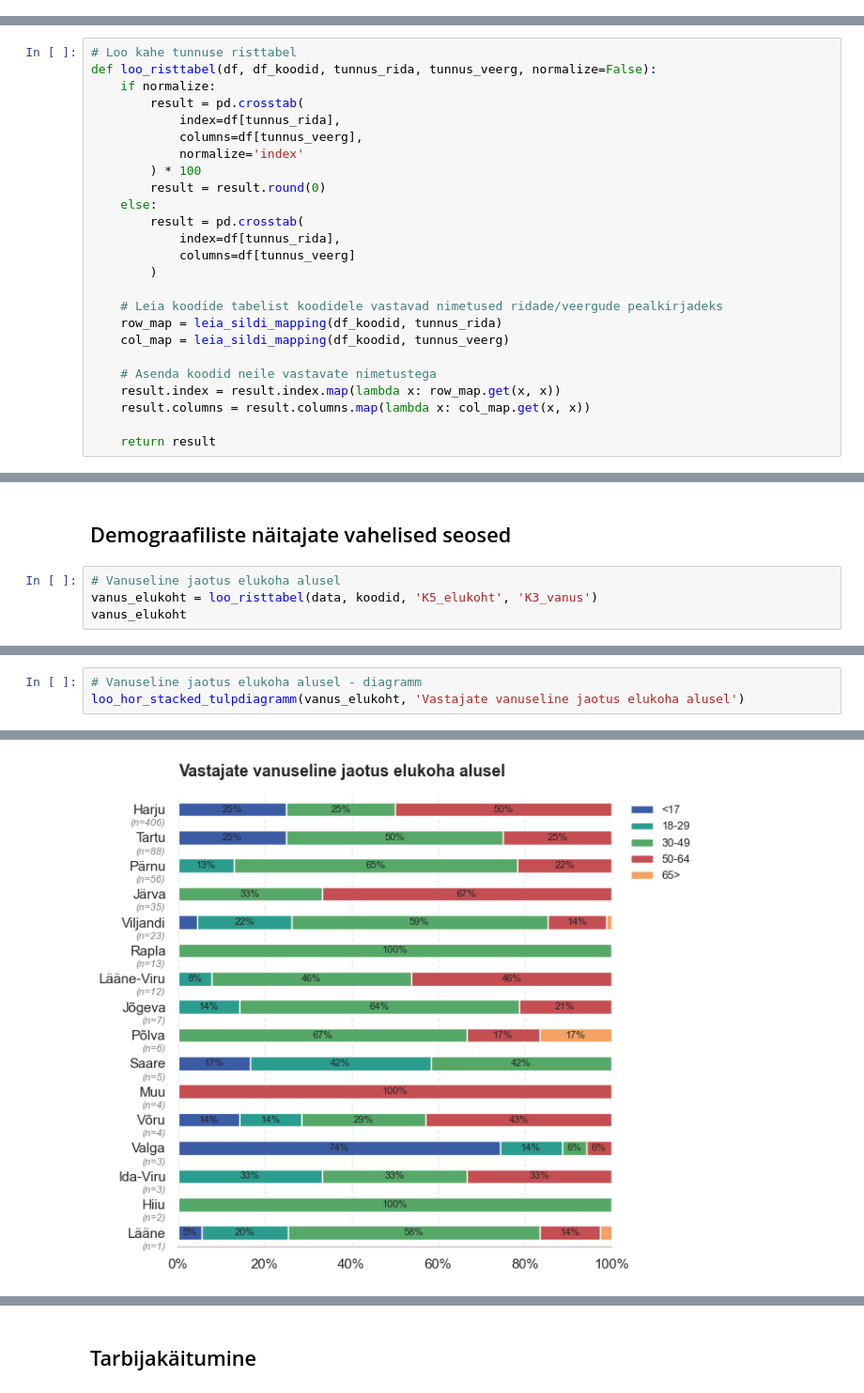
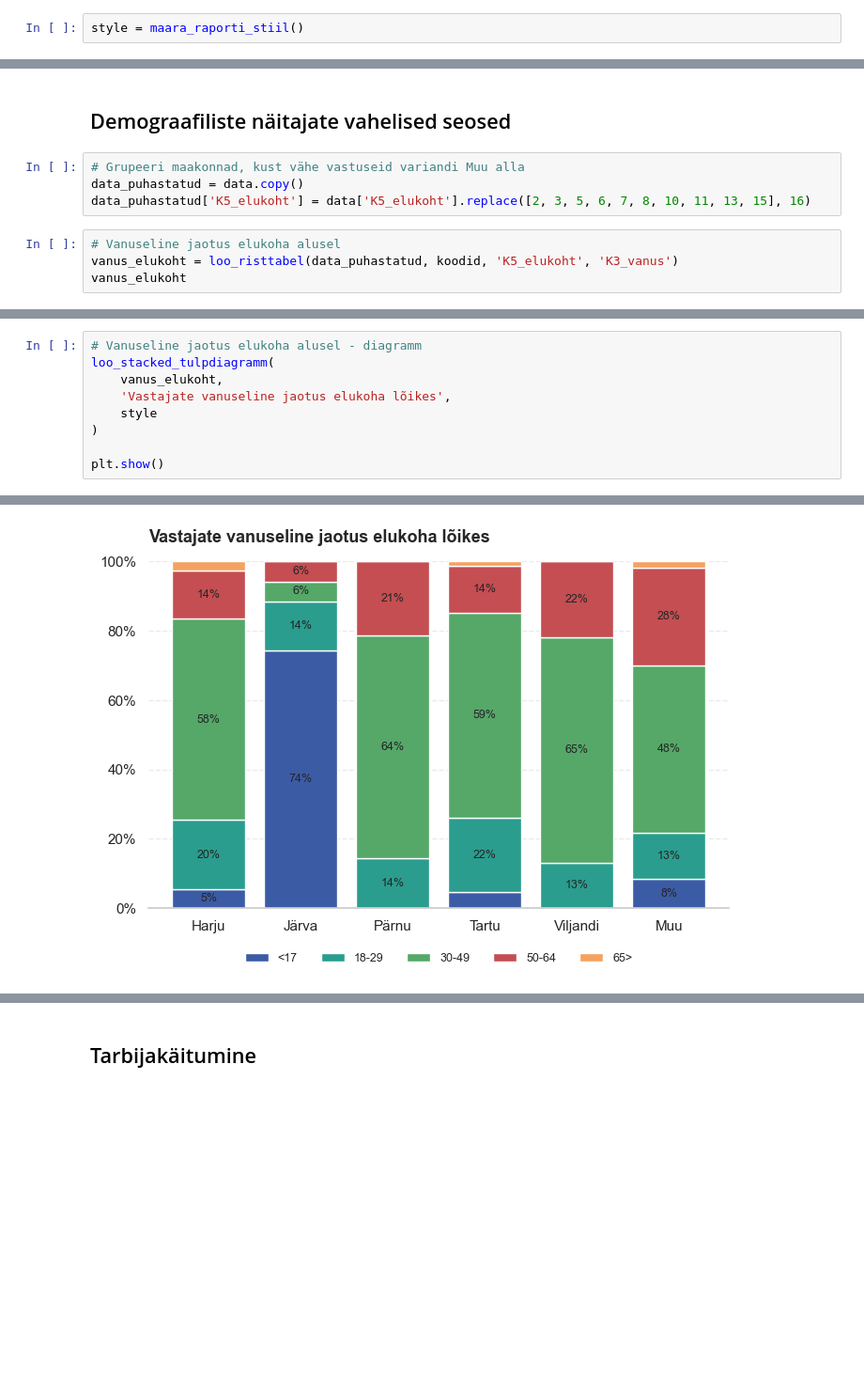
Before and after one commit to erinvainsalu/FRE_analyys, a Jupyter notebook: Jupyter/fre_eksploratiivne_analyys.ipynb, the cells around one changed output, grey strips where cells are left out. Shown at 94% size. Cells and saved outputs as stored; diff of their text form; blank space fills up the shorter version.

```diff
--- a/Jupyter/fre_eksploratiivne_analyys.ipynb
+++ b/Jupyter/fre_eksploratiivne_analyys.ipynb
@@ -58,3 +22,5 @@ set_raport_style()
+# %%
+style = maara_raporti_stiil()
 # %% [markdown]
 ## Andmete import
 # %%
@@ -133,25 +61,0 @@ def sagedustabel(df_data, df_koodid, tunnus, use_full_codebook=True):
-# %%
-# Loo kahe tunnuse risttabel
-def loo_risttabel(df, df_koodid, tunnus_rida, tunnus_veerg, normalize=False):
-    if normalize:
-        result = pd.crosstab(
-            index=df[tunnus_rida],
-            columns=df[tunnus_veerg],
-            normalize='index'
-        ) * 100
-        result = result.round(0)
-    else:
-        result = pd.crosstab(
-            index=df[tunnus_rida],
-            columns=df[tunnus_veerg]
-        )
-
-    # Leia koodide tabelist koodidele vastavad nimetused ridade/veergude pealkirjadeks
-    row_map = leia_sildi_mapping(df_koodid, tunnus_rida)
-    col_map = leia_sildi_mapping(df_koodid, tunnus_veerg)
-
-    # Asenda koodid neile vastavate nimetustega
-    result.index = result.index.map(lambda x: row_map.get(x, x))
-    result.columns = result.columns.map(lambda x: col_map.get(x, x))
-
-    return result
@@ -533,8 +170,12 @@ sorteerimiskaitumine_sildid = leia_sildi_mapping(koodid, 'K7_sorteerimiskaitumin
 # %% [markdown]
 ## Demograafiliste näitajate vahelised seosed
+# %%
+# Grupeeri maakonnad, kust vähe vastuseid variandi Muu alla
+data_puhastatud = data.copy()
+data_puhastatud['K5_elukoht'] = data['K5_elukoht'].replace([2, 3, 5, 6, 7, 8, 10, 11, 13, 15], 16)
 # %%
 # Vanuseline jaotus elukoha alusel
-vanus_elukoht = loo_risttabel(data, koodid, 'K5_elukoht', 'K3_vanus')
+vanus_elukoht = loo_risttabel(data_puhastatud, koodid, 'K5_elukoht', 'K3_vanus')
 vanus_elukoht
 # %% [output]
 | K3_vanus | <17 | 18-29 | 30-49 | 50-64 | 65> |
@@ -558,4 +189,10 @@ vanus_elukoht
 # %%
 # Vanuseline jaotus elukoha alusel - diagramm
-loo_hor_stacked_tulpdiagramm(vanus_elukoht, 'Vastajate vanuseline jaotus elukoha alusel')
+loo_stacked_tulpdiagramm(
+    vanus_elukoht,
+    'Vastajate vanuseline jaotus elukoha lõikes',
+    style
+)
+
+plt.show()
 # %% [output]
@@ -584,3 +199,3 @@ dtype: int64
-[figure, old version]
+[figure, new version]
 # %%
 # Soo jaotus elukoha alusel
```
Also changed, not shown: parts of 92 cells of this notebook, 9 other files.
